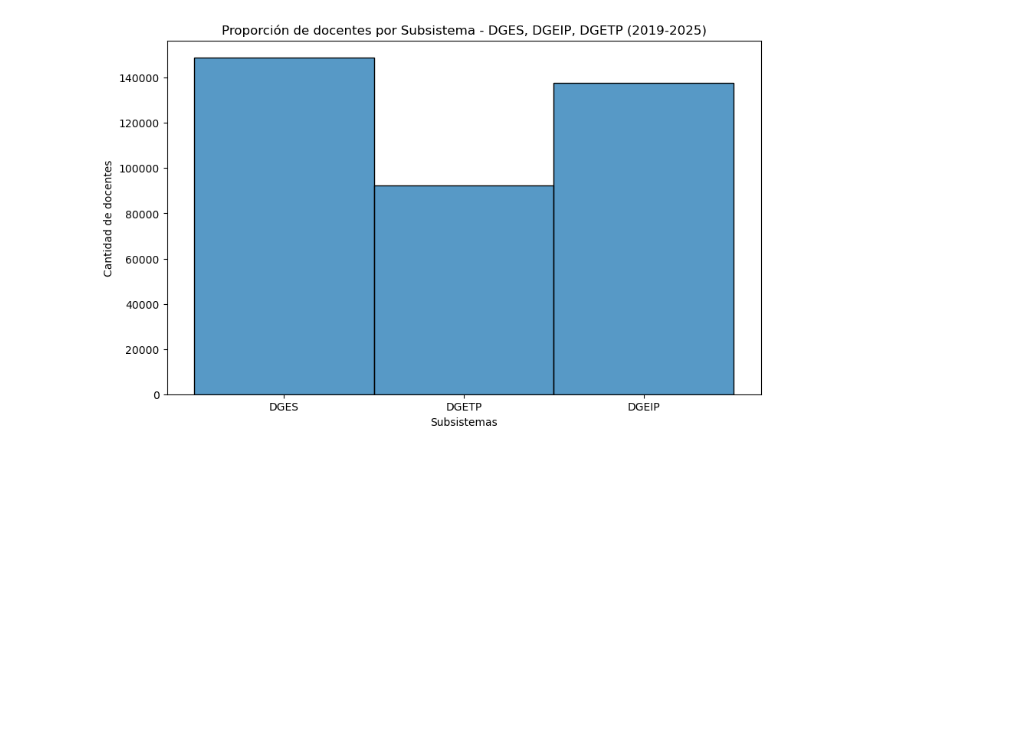
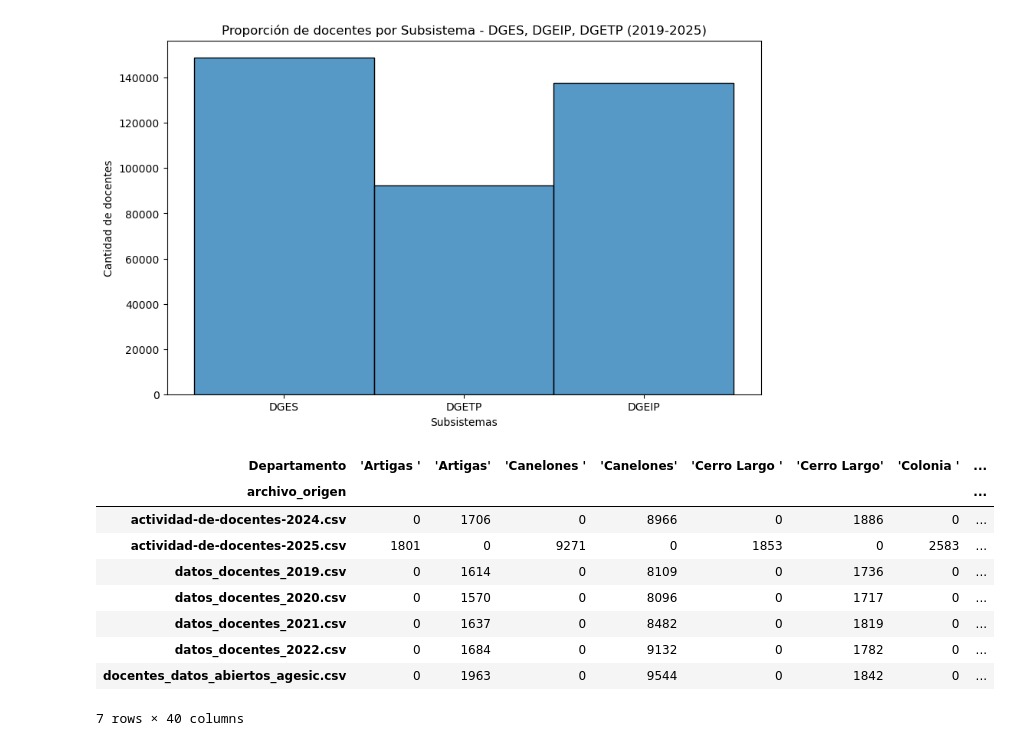
Before and after one commit to Albertmestre1256/Analisis-de-metricas-Ceibal, a Jupyter notebook: Proyecto/Etapa II - Exploración primaria + Limpieza/Exploración primaria y limpieza.ipynb, the cells around one changed output. Cells and saved outputs as stored; diff of their text form; code cells hidden in the pictures; blank space fills up the shorter version.

```diff
--- a/Proyecto/Etapa II - Exploración primaria + Limpieza/Exploración primaria y limpieza.ipynb
+++ b/Proyecto/Etapa II - Exploración primaria + Limpieza/Exploración primaria y limpieza.ipynb
@@ -173,3 +175,16 @@ plt.show
 # %% [output]
 <function matplotlib.pyplot.show(close=None, block=None)>
 [figure]
+# %%
+pd.crosstab(df_d["archivo_origen"], df_d["Departamento"].map(repr))
+# %% [output]
+| Departamento | 'Artigas ' | 'Artigas' | 'Canelones ' | 'Canelones' | 'Cerro Largo ' | 'Cerro Largo' | 'Colonia ' | ... |
+| archivo_origen |  |  |  |  |  |  |  | ... |
+| actividad-de-docentes-2024.csv | 0 | 1706 | 0 | 8966 | 0 | 1886 | 0 | ... |
+| actividad-de-docentes-2025.csv | 1801 | 0 | 9271 | 0 | 1853 | 0 | 2583 | ... |
+| datos_docentes_2019.csv | 0 | 1614 | 0 | 8109 | 0 | 1736 | 0 | ... |
+| datos_docentes_2020.csv | 0 | 1570 | 0 | 8096 | 0 | 1717 | 0 | ... |
+| datos_docentes_2021.csv | 0 | 1637 | 0 | 8482 | 0 | 1819 | 0 | ... |
+| datos_docentes_2022.csv | 0 | 1684 | 0 | 9132 | 0 | 1782 | 0 | ... |
+| docentes_datos_abiertos_agesic.csv | 0 | 1963 | 0 | 9544 | 0 | 1842 | 0 | ... |
+7 rows × 40 columns
```
Also changed, not shown: parts of 15 cells of this notebook.
